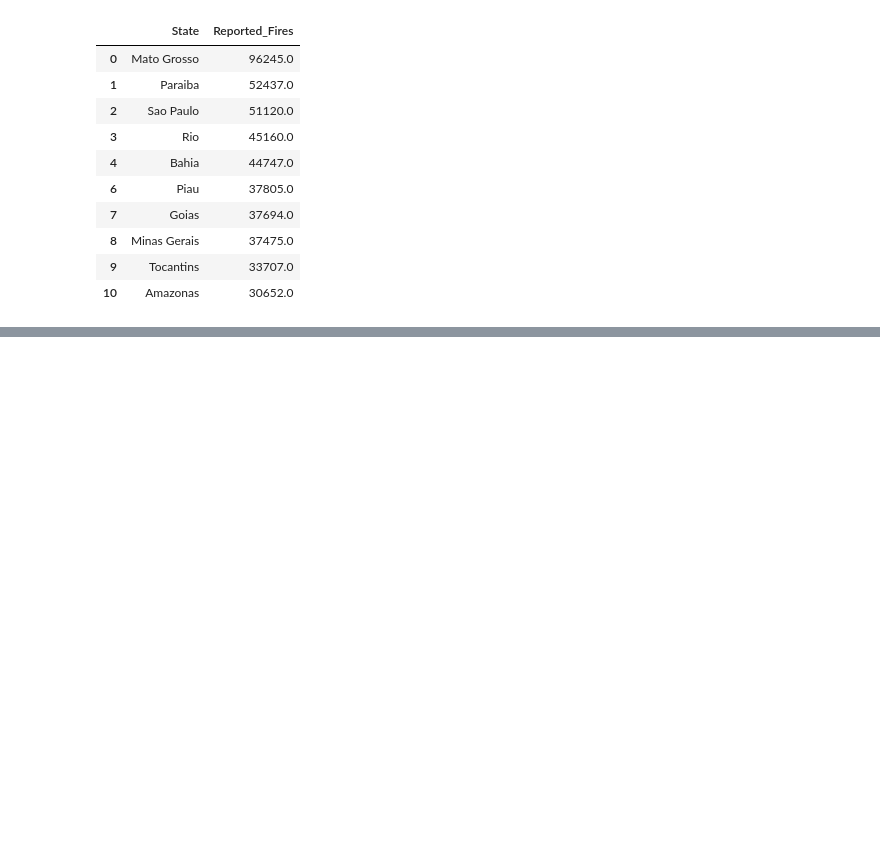
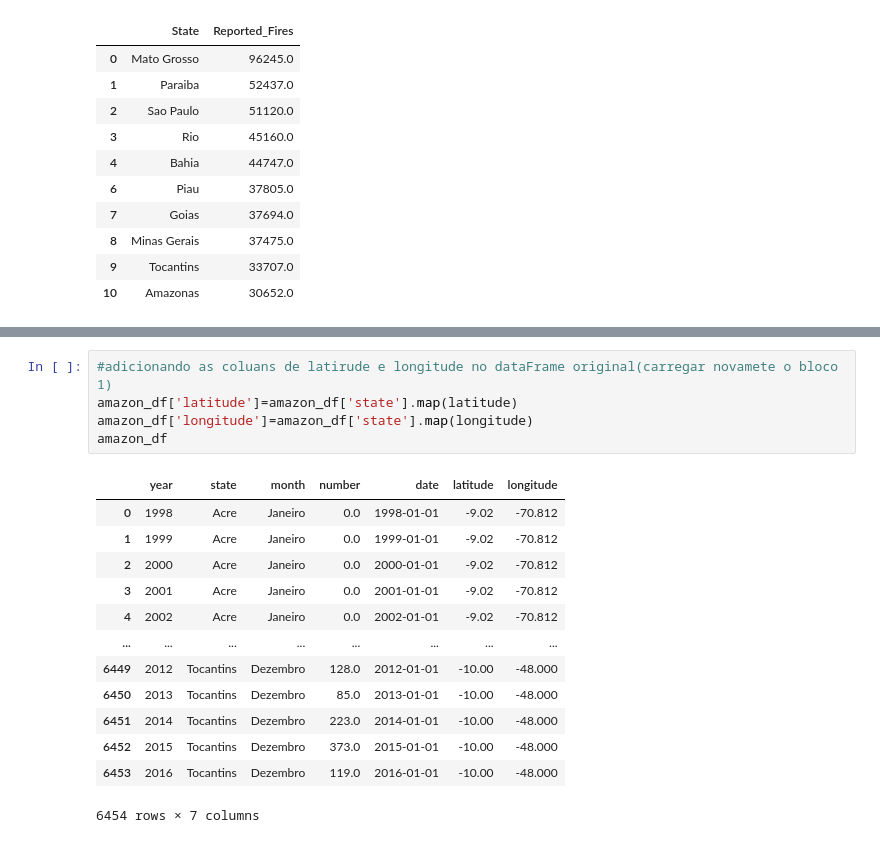
Before and after one commit to MelquiasRibeiro/Trasnformacao_visualizacao_de_dados, a Jupyter notebook: fire_in_the_playground.ipynb, the cells around one changed output, grey strips where cells are left out. Drawn from its saved outputs; the diff is of its cells as text; blank space fills up the shorter version.

```diff
--- a/fire_in_the_playground.ipynb
+++ b/fire_in_the_playground.ipynb
@@ -313,0 +346,19 @@ bar_plot.show()
+# %%
+#adicionando as coluans de latirude e longitude no dataFrame original(carregar novamete o bloco 1)
+amazon_df['latitude']=amazon_df['state'].map(latitude)
+amazon_df['longitude']=amazon_df['state'].map(longitude)
+amazon_df
+# %% [output]
+|  | year | state | month | number | date | latitude | longitude |
+| 0 | 1998 | Acre | Janeiro | 0.0 | 1998-01-01 | -9.02 | -70.812 |
+| 1 | 1999 | Acre | Janeiro | 0.0 | 1999-01-01 | -9.02 | -70.812 |
+| 2 | 2000 | Acre | Janeiro | 0.0 | 2000-01-01 | -9.02 | -70.812 |
+| 3 | 2001 | Acre | Janeiro | 0.0 | 2001-01-01 | -9.02 | -70.812 |
+| 4 | 2002 | Acre | Janeiro | 0.0 | 2002-01-01 | -9.02 | -70.812 |
+| ... | ... | ... | ... | ... | ... | ... | ... |
+| 6449 | 2012 | Tocantins | Dezembro | 128.0 | 2012-01-01 | -10.00 | -48.000 |
+| 6450 | 2013 | Tocantins | Dezembro | 85.0 | 2013-01-01 | -10.00 | -48.000 |
+| 6451 | 2014 | Tocantins | Dezembro | 223.0 | 2014-01-01 | -10.00 | -48.000 |
+| 6452 | 2015 | Tocantins | Dezembro | 373.0 | 2015-01-01 | -10.00 | -48.000 |
+| 6453 | 2016 | Tocantins | Dezembro | 119.0 | 2016-01-01 | -10.00 | -48.000 |
+6454 rows × 7 columns
```
Also changed, not shown: parts of 4 cells of this notebook.
